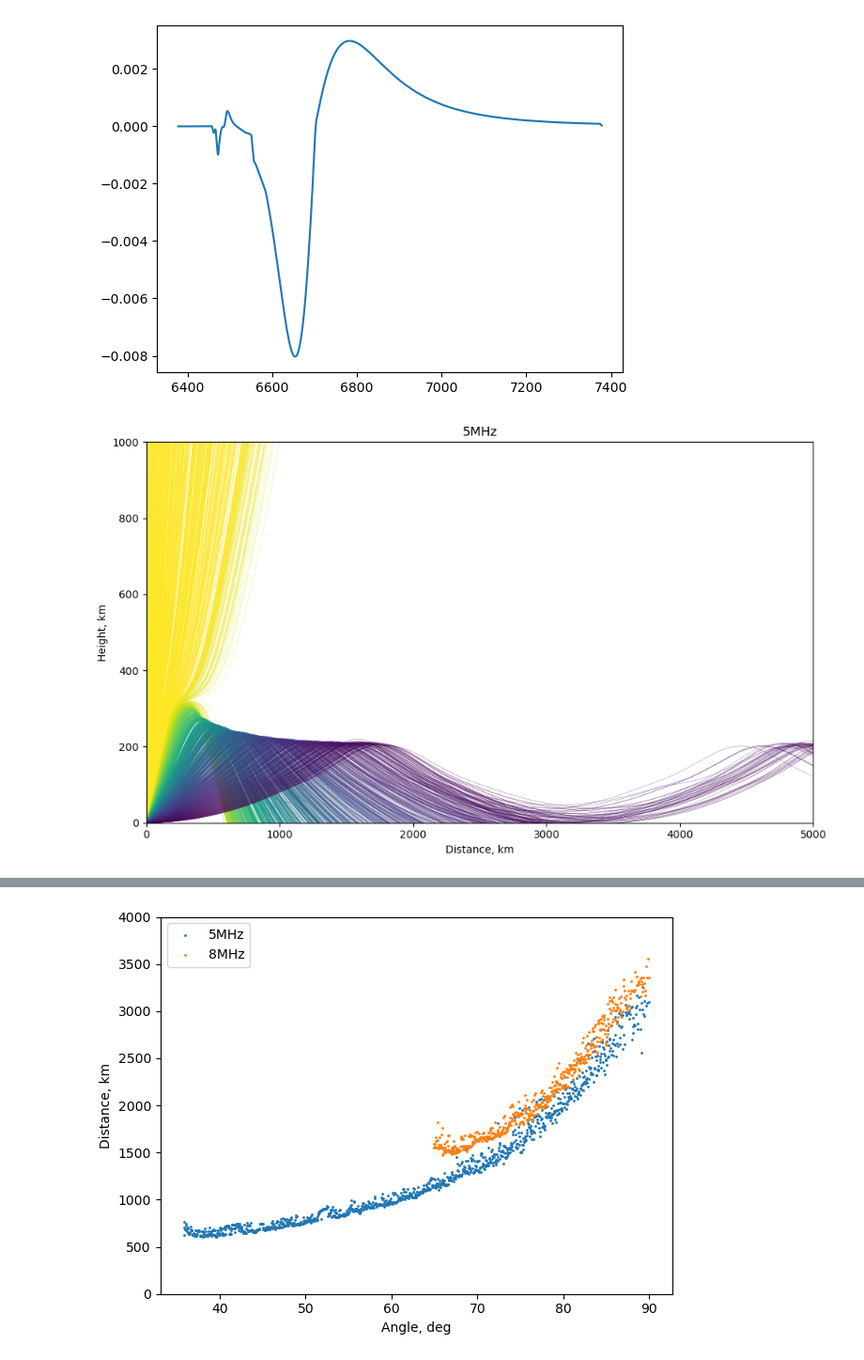
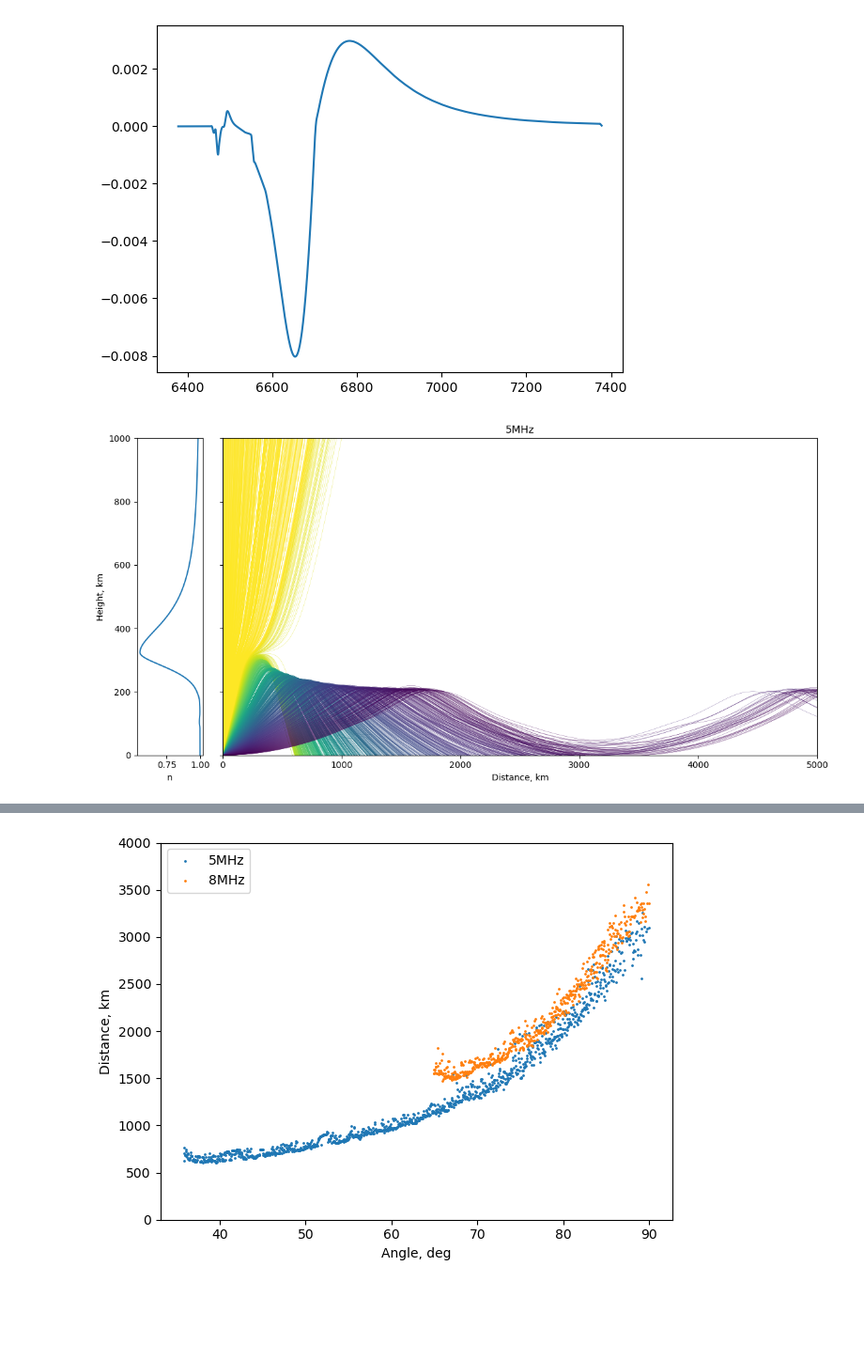
Before and after one commit to astronom-v-cube/exam_rrv, a Jupyter notebook: 6.ipynb, the cells around one changed output, grey strips where cells are left out. Shown at 94% size. Drawn from its saved outputs; the diff is of its cells as text; code cells hidden in the pictures; blank space fills up the shorter version.

Commit message:
add n plot

```diff
--- a/6.ipynb
+++ b/6.ipynb
@@ -62,26 +62,27 @@ def solve(n, r0, teta, t):
     return sol.sol(t)
 # %%
 #plt.subplot(projection = 'polar')
-plt.figure(figsize = (10,6))
 thetas = np.linspace(0,np.pi/2, 2**11)
+t = np.linspace(0,8e3, 2**14)
 colors = plt.cm.viridis(thetas)[::-1]
-t = np.linspace(0,30e3, 2**14) # читай как оптический путь
 D5 = np.zeros(len(thetas)) * np.nan
+fig, axs = plt.subplots(1, 2, gridspec_kw={'width_ratios': [1, 9]}, sharey=True, figsize=(12,6))
 for i, theta0 in enumerate(thetas):
     r,theta,nr,ntheta = solve(n5, R_earth, theta0, t)
     d = theta*R_earth
     z = r - R_earth
-
     if z[-1] < 500:
         D5[i] = d[-1]
-    plt.plot(d, z, c = colors[i], linewidth=0.2)
-plt.ylim(0, 1000)
-plt.xlim(0, 5e3)
-plt.xlabel('Distance, km')
-plt.ylabel('Height, km')
-plt.title('5MHz')
-plt.tight_layout()
-plt.savefig('d5.png')
+    axs[1].plot(d, z, c = colors[i], linewidth=0.2)
+axs[0].plot(n5(r_),r_ - R_earth)
+axs[0].set_xlabel('n')
+axs[1].set_ylim(0, 1000)
+axs[1].set_xlim(0, 5e3)
+axs[1].set_xlabel('Distance, km')
+axs[0].set_ylabel('Height, km')
+axs[1].set_title('5MHz')
+fig.tight_layout()
+fig.savefig('d5.png')
 # %% [output]
-[figure, old version]
+[figure, new version]
 # %%
```
Also changed, not shown: parts of 1 cell of this notebook.
